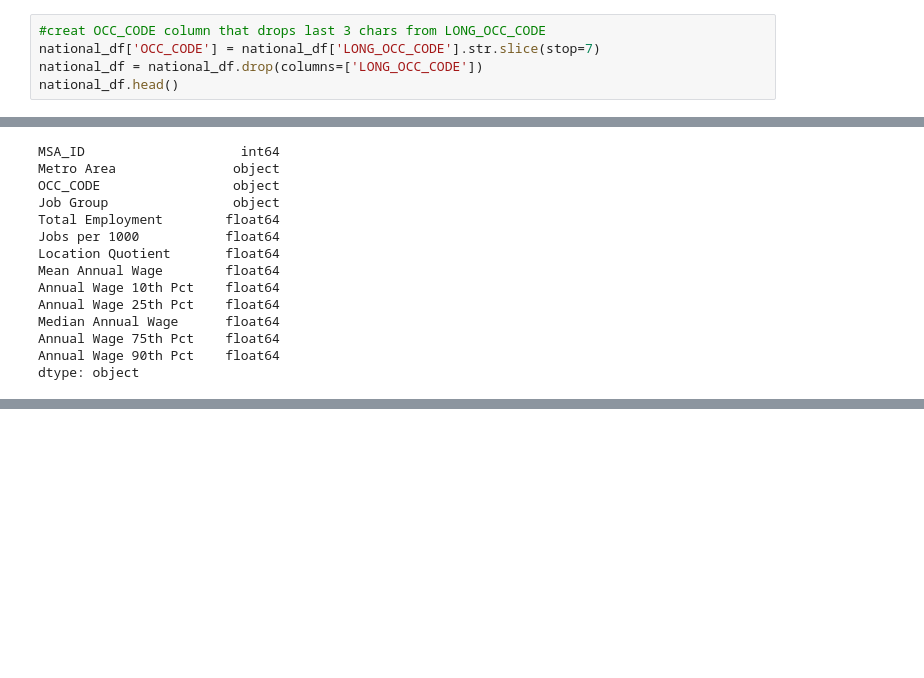
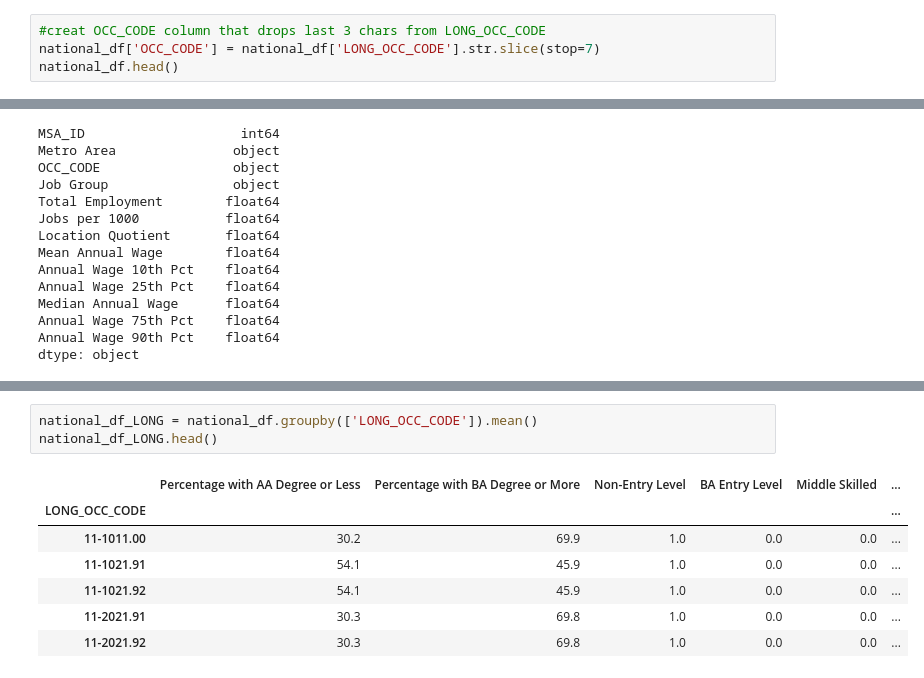
Before and after one commit to JMWilliams3790/AnonCoUSA, a Jupyter notebook: Exploration-Analysis/AnonCoExplore.ipynb, the cells around one changed output, grey strips where cells are left out. Saved outputs shown, nothing was run; the diff lists cells and outputs as text; blank space fills up the shorter version.

```diff
--- a/AnonCoClean.ipynb
+++ b/Exploration-Analysis/AnonCoExplore.ipynb
@@ -314,6 +324,5 @@ posting_df.head()
 # %%
 #creat OCC_CODE column that drops last 3 chars from LONG_OCC_CODE
 national_df['OCC_CODE'] = national_df['LONG_OCC_CODE'].str.slice(stop=7)
-national_df = national_df.drop(columns=['LONG_OCC_CODE'])
 national_df.head()
 # %% [output]
@@ -408,0 +429,11 @@ dtype: object
+# %%
+national_df_LONG = national_df.groupby(['LONG_OCC_CODE']).mean()
+national_df_LONG.head()
+# %% [output]
+|  | Percentage with AA Degree or Less | Percentage with BA Degree or More | Non-Entry Level | BA Entry Level | Middle Skilled | ... |
+| LONG_OCC_CODE |  |  |  |  |  | ... |
+| 11-1011.00 | 30.2 | 69.9 | 1.0 | 0.0 | 0.0 | ... |
+| 11-1021.91 | 54.1 | 45.9 | 1.0 | 0.0 | 0.0 | ... |
+| 11-1021.92 | 54.1 | 45.9 | 1.0 | 0.0 | 0.0 | ... |
+| 11-2021.91 | 30.3 | 69.8 | 1.0 | 0.0 | 0.0 | ... |
+| 11-2021.92 | 30.3 | 69.8 | 1.0 | 0.0 | 0.0 | ... |
```
Also changed, not shown: parts of 18 cells of this notebook.
